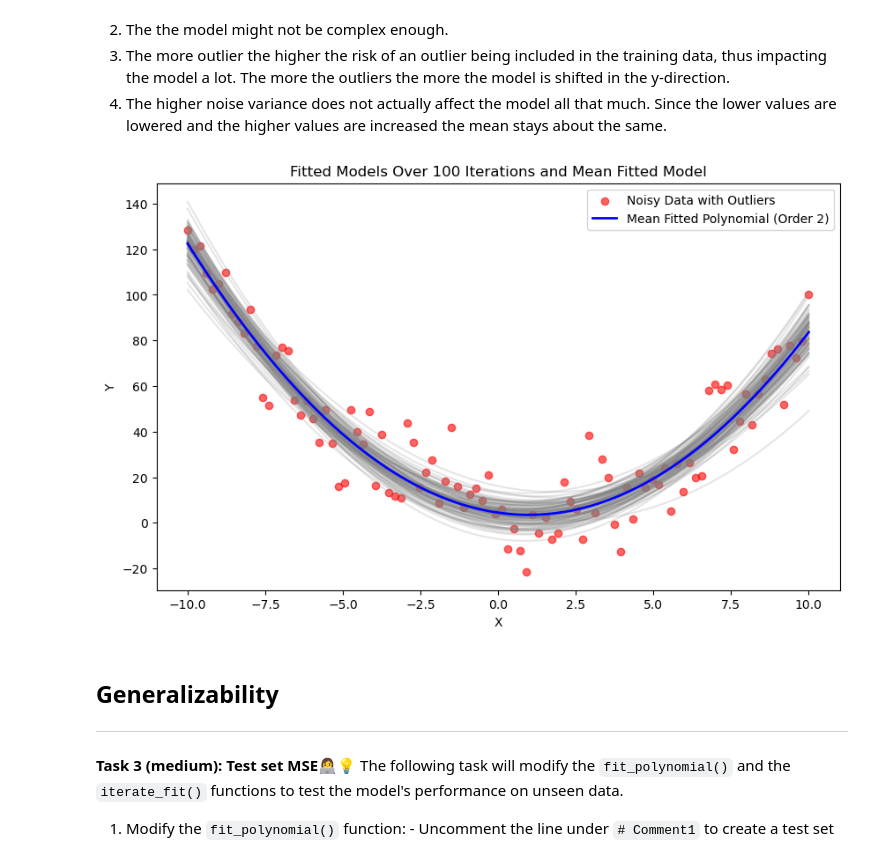
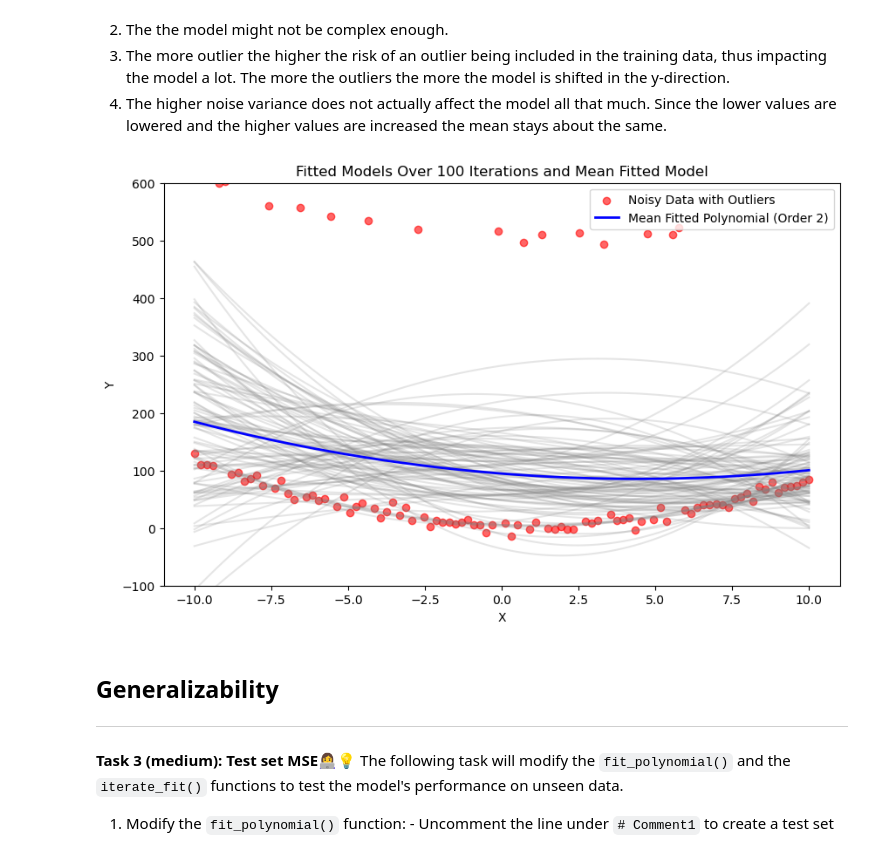
Before and after one commit to AlbertRossJoh/MLintro, a Jupyter notebook: ex_7/03-model_fitting_desc_stat.ipynb, the cells around one changed output. Cells and saved outputs as stored; diff of their text form; code cells hidden in the pictures.

```diff
--- a/ex_7/03-model_fitting_desc_stat.ipynb
+++ b/ex_7/03-model_fitting_desc_stat.ipynb
@@ -120,8 +120,8 @@ Observe the output of the `iterate_fit()`
 coefficients = [1, -2, 3]  # Coefficients for the polynomial (change as needed)
 x_range = np.linspace(-10, 10, 100)  # Range of x values
 mean = 0  # Mean for the Gaussian noise
-variance = 150  # Variance for the Gaussian noise
-num_outliers = 0  # Number of outliers to introduce
+variance = 50  # Variance for the Gaussian noise
+num_outliers = 15  # Number of outliers to introduce
 
 # Generate noise-free polynomial dataset
 y_clean = generate_polynomial(x_range, coefficients)
@@ -156,24 +156,25 @@ errors, coeffs_array, error_mean, error_variance, coeffs_mean, coeffs_covariance
 # %%
 # Plot all fitted models and the mean fitted polynomial
 plt.figure(figsize=(10, 6))
 plt.scatter(x_range, y_noisy, label='Noisy Data with Outliers', color='red', alpha=0.6)
 
 # Plot all fitted models from the iterations
 for i in range(K):
     fitted_poly = np.poly1d(coeffs_array[i])
     plt.plot(x_range, fitted_poly(x_range), color='gray', alpha=0.2)
 
 # Plot the mean fitted polynomial
 fitted_mean_poly = np.poly1d(coeffs_mean)
 plt.plot(x_range, fitted_mean_poly(x_range), label=f'Mean Fitted Polynomial (Order {N})', color='blue', linewidth=2)
 
 plt.title(f"Fitted Models Over {K} Iterations and Mean Fitted Model")
 plt.xlabel("X")
 plt.ylabel("Y")
 plt.legend()
+plt.ylim(-100, 600)
 plt.show()
 # %% [output]
-[figure, old version]
+[figure, new version]
 # %%
 # Write your reflection here
 # %% [markdown]
```
Also changed, not shown: parts of 3 cells of this notebook, 9 other files.
